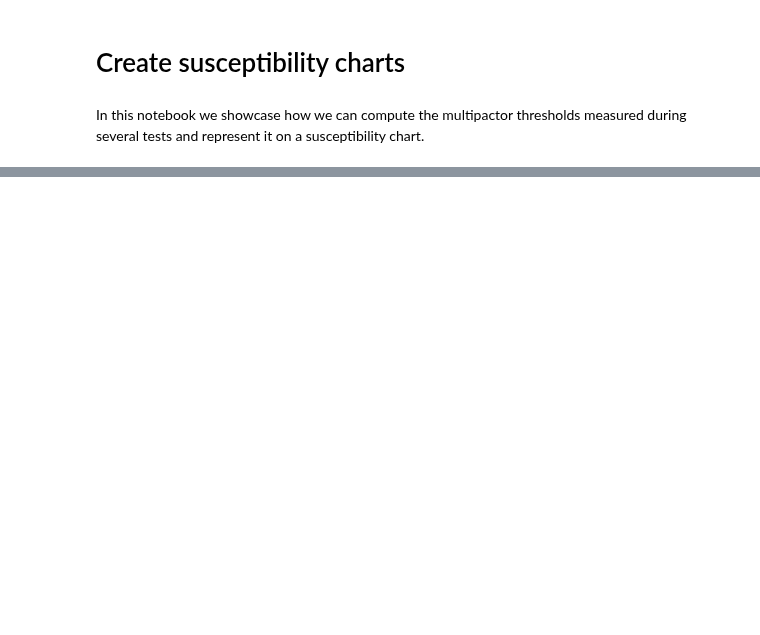
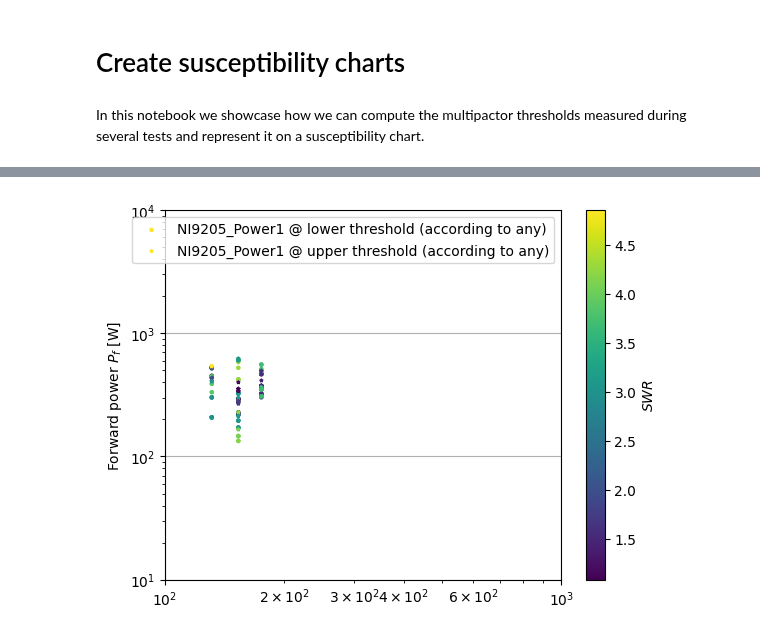
Before and after one commit to AdrienPlacais/multipac_testbench, a Jupyter notebook: docs/manual/notebooks/plot_susceptibility.ipynb, the cells around one changed output, grey strips where cells are left out. Saved outputs shown, nothing was run; the diff lists cells and outputs as text; code cells hidden in the pictures; blank space fills up the shorter version.

```diff
--- a/docs/manual/notebooks/plot_susceptibility.ipynb
+++ b/docs/manual/notebooks/plot_susceptibility.ipynb
@@ -25,6 +4,0 @@ Define the project path, load the configuration.
-# %%
-project = Path("../data/campaign_one_probe/")
-config_path = Path(project, "testbench_configuration.toml")
-
-with open(config_path, "rb") as f:
-    config = tomllib.load(f)
@@ -56,11 +45,0 @@ Smooth the current data
-# %%
-current_smoother = partial(
-    running_mean,
-    n_mean=10,
-    mode='same',
-)
-
-test_campaign.add_post_treater(
-    current_smoother,
-    ins.CurrentProbe,
-)
@@ -91,0 +46,17 @@ Check that detected multipactor zones are consistent:
+# %%
+current_multipactor_criterions = {'threshold': 12., 'minimum_number_of_points': 1}
+current_multipac_detector = partial(quantity_is_above_threshold, **current_multipactor_criterions)
+
+thresholds = test_campaign.determine_thresholds(
+    current_multipac_detector,
+    CurrentProbe,
+    predicate=lambda t: t.sample_index > 300,
+)
+
+merged = test_campaign.determine_thresholds(
+    current_multipac_detector,
+    CurrentProbe,
+    predicate=lambda t: t.sample_index > 300,
+    threshold_reducer="any",
+)
+averaged = {test: AveragedThresholdSet.from_threshold_set(threshold_set) for test, threshold_set in merged.items()}
@@ -105,0 +87,3 @@ axe, df_susceptibility = test_campaign.susceptibility(
+# %%
+_ = test_campaign.susceptibility_chart(merged, ForwardPower, figsize=(8, 8), xlim=(1e2, 1e3), ylim=(1e1, 1e4))
+# %% [output]
@@ -105,0 +91 @@ axe, df_susceptibility = test_campaign.susceptibility(
+[figure, added]
```
Also changed, not shown: parts of 25 cells of this notebook, 5 other files.
